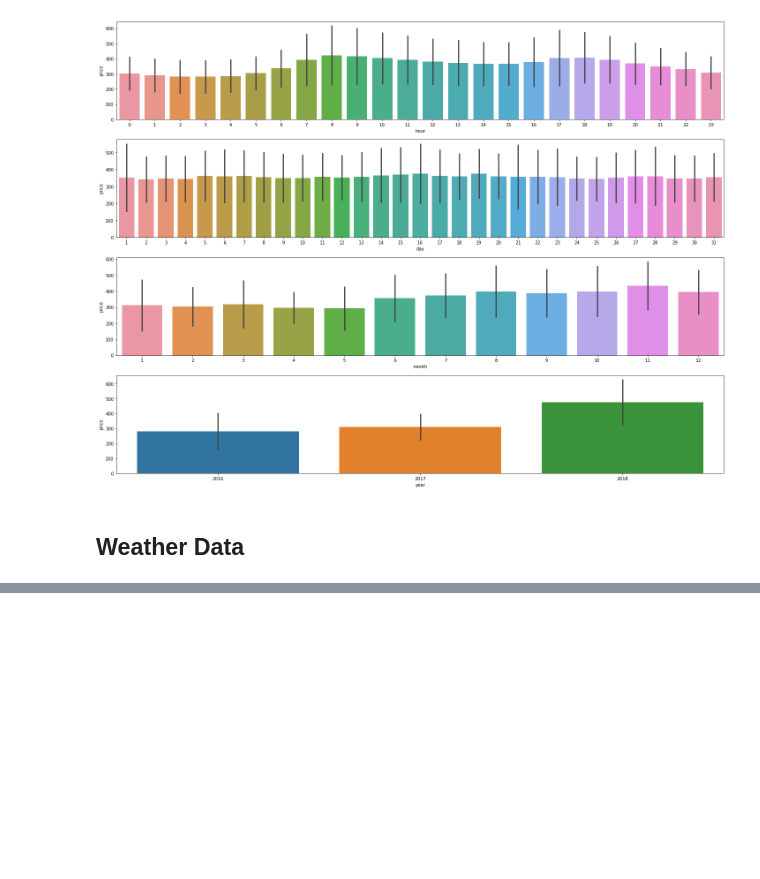
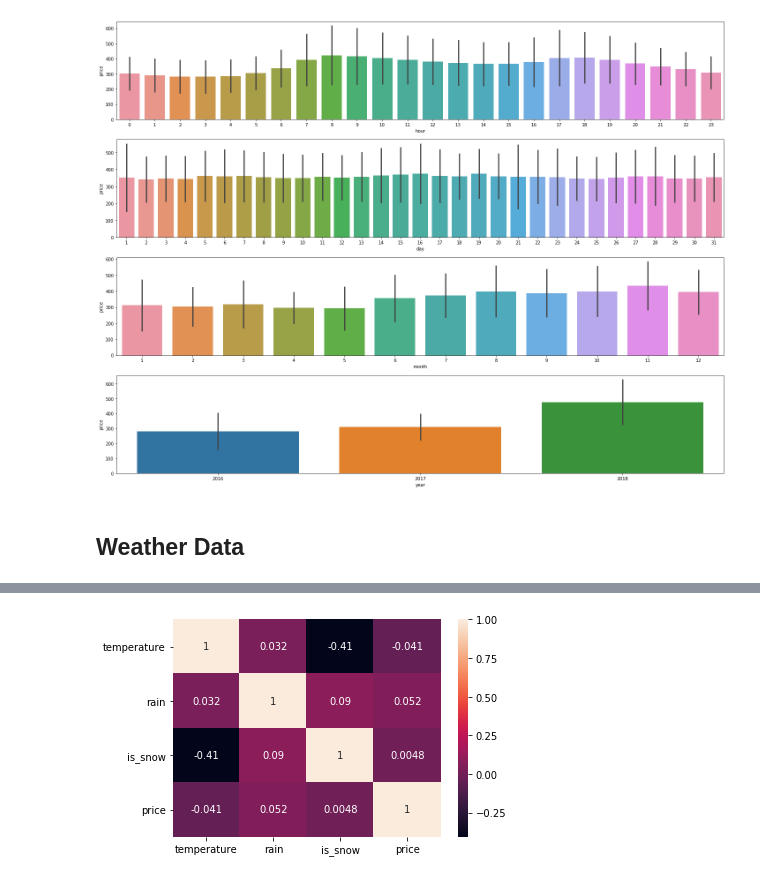
Before and after one commit to JonasRSV/H4S-Uniform-Energy, a Jupyter notebook: uniform_energy.ipynb, the cells around one changed output, grey strips where cells are left out. Drawn from its saved outputs; the diff is of its cells as text; code cells hidden in the pictures; blank space fills up the shorter version.

```diff
--- a/uniform_energy.ipynb
+++ b/uniform_energy.ipynb
@@ -80,0 +93,15 @@ Weather Data
+# %%
+weather_avg_price = weather.copy()
+weather_avg_price["price"] =\
+    [np.mean(price)
+     for price in list(zip(*(iter(energy['price']), ) * 24))][:731]
+# %%
+weather_norm = weather_avg_price.drop(columns="date")
+weather_norm = (weather_norm - weather_norm.mean()) / weather_norm.std()
+# %%
+import seaborn as sb
+
+sb.heatmap(weather_norm.corr(method="pearson"), annot=weather_norm.corr(method="pearson"))
+plt.show()
+# %% [output]
+[figure, added]
```
Also changed, not shown: parts of 6 cells of this notebook, 3 other files.
